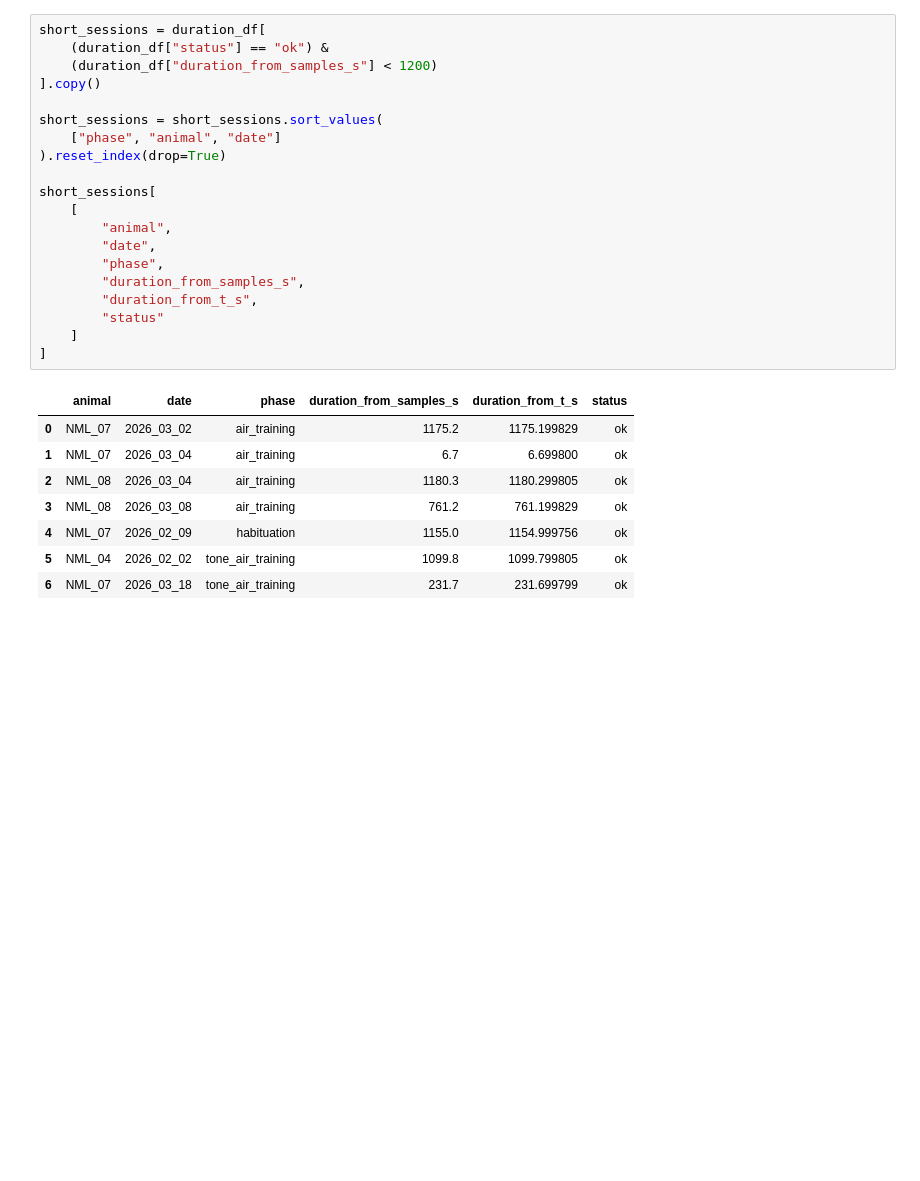
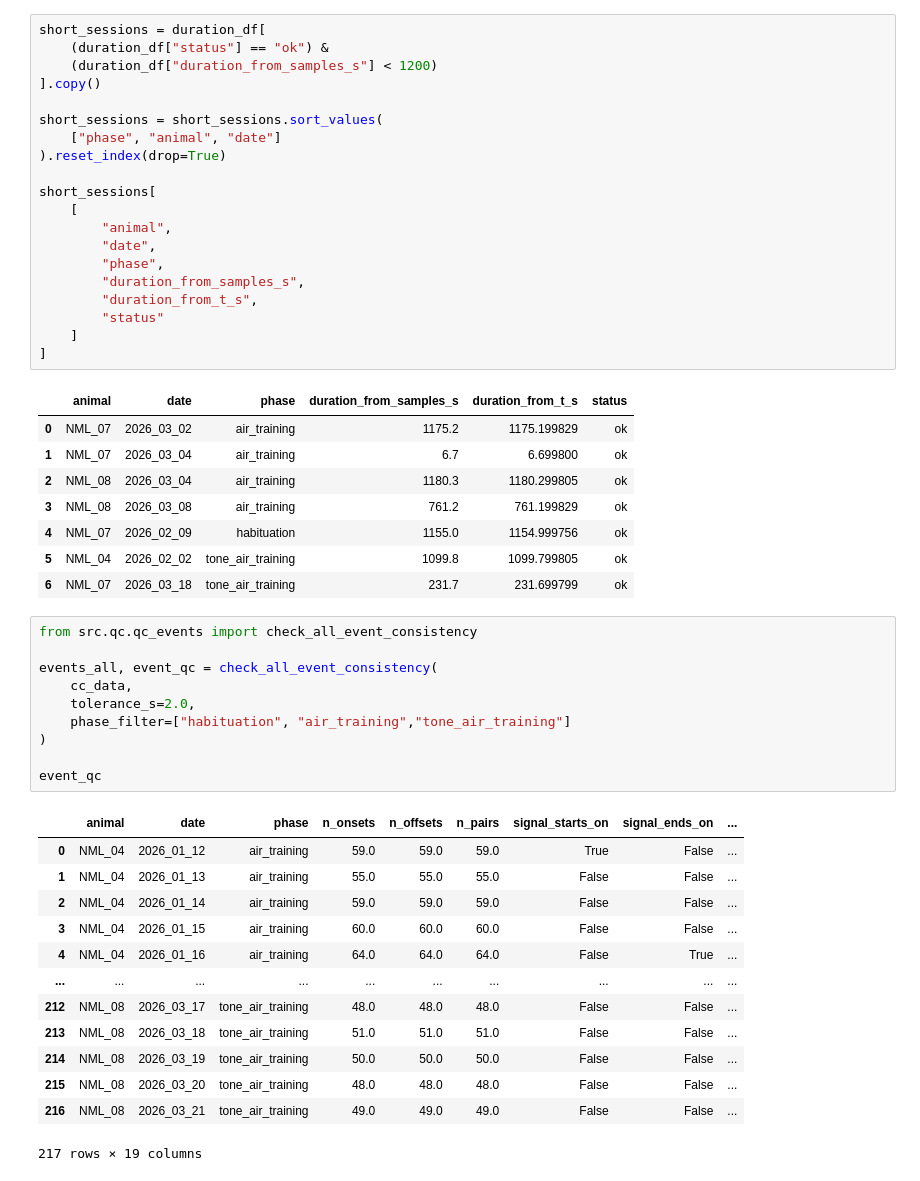
Before and after one commit to neuromomentumlab/Classical_Conditioning_Air_Wheel, a Jupyter notebook: Python/notebooks/qc_encoder_signal.ipynb, the cells around one changed output. Saved outputs shown, nothing was run; the diff lists cells and outputs as text; blank space fills up the shorter version.

```diff
--- a/Python/notebooks/qc_encoder_signal.ipynb
+++ b/Python/notebooks/qc_encoder_signal.ipynb
@@ -110,3 +110,27 @@ short_sessions[
 | 4 | NML_07 | 2026_02_09 | habituation | 1155.0 | 1154.999756 | ok |
 | 5 | NML_04 | 2026_02_02 | tone_air_training | 1099.8 | 1099.799805 | ok |
 | 6 | NML_07 | 2026_03_18 | tone_air_training | 231.7 | 231.699799 | ok |
+# %%
+from src.qc.qc_events import check_all_event_consistency
+
+events_all, event_qc = check_all_event_consistency(
+    cc_data,
+    tolerance_s=2.0,
+    phase_filter=["habituation", "air_training","tone_air_training"]
+)
+
+event_qc
+# %% [output]
+|  | animal | date | phase | n_onsets | n_offsets | n_pairs | signal_starts_on | signal_ends_on | ... |
+| 0 | NML_04 | 2026_01_12 | air_training | 59.0 | 59.0 | 59.0 | True | False | ... |
+| 1 | NML_04 | 2026_01_13 | air_training | 55.0 | 55.0 | 55.0 | False | False | ... |
+| 2 | NML_04 | 2026_01_14 | air_training | 59.0 | 59.0 | 59.0 | False | False | ... |
+| 3 | NML_04 | 2026_01_15 | air_training | 60.0 | 60.0 | 60.0 | False | False | ... |
+| 4 | NML_04 | 2026_01_16 | air_training | 64.0 | 64.0 | 64.0 | False | True | ... |
+| ... | ... | ... | ... | ... | ... | ... | ... | ... | ... |
+| 212 | NML_08 | 2026_03_17 | tone_air_training | 48.0 | 48.0 | 48.0 | False | False | ... |
+| 213 | NML_08 | 2026_03_18 | tone_air_training | 51.0 | 51.0 | 51.0 | False | False | ... |
+| 214 | NML_08 | 2026_03_19 | tone_air_training | 50.0 | 50.0 | 50.0 | False | False | ... |
+| 215 | NML_08 | 2026_03_20 | tone_air_training | 48.0 | 48.0 | 48.0 | False | False | ... |
+| 216 | NML_08 | 2026_03_21 | tone_air_training | 49.0 | 49.0 | 49.0 | False | False | ... |
+217 rows × 19 columns
```
Also changed, not shown: parts of 6 cells of this notebook, 2 other files.
